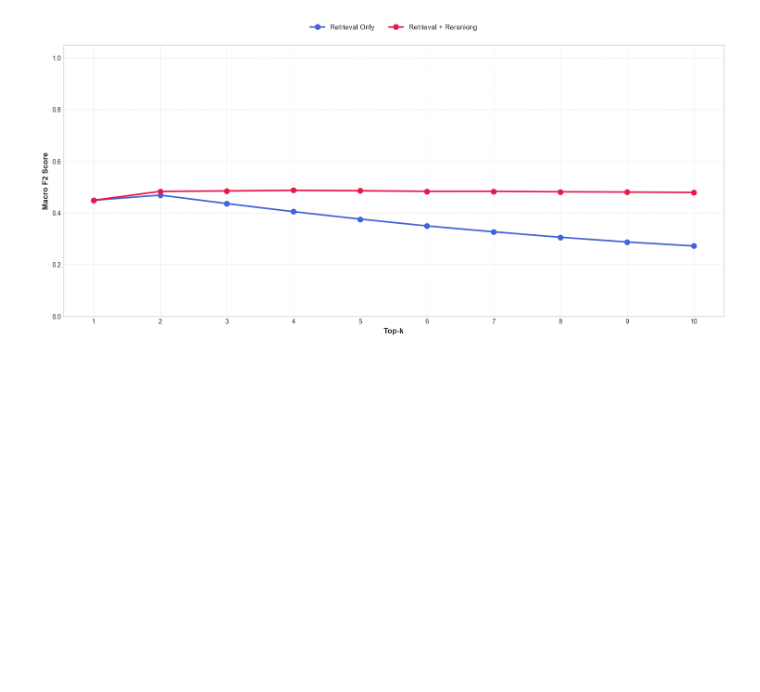
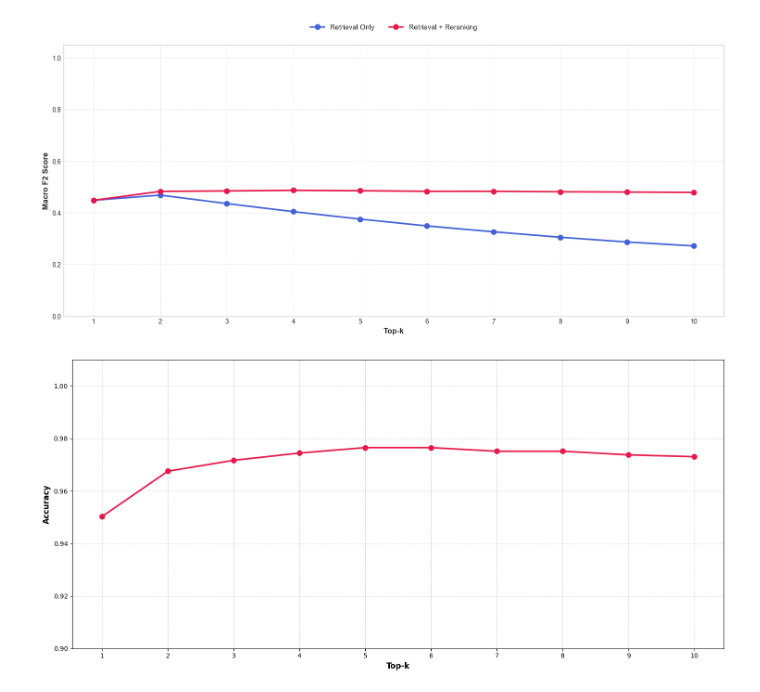
Before and after one commit to Namronaldo08102004/Vietfactcheck, a Jupyter notebook: experiments/Analysis.ipynb, the cells around one changed output. Drawn from its saved outputs; the diff is of its cells as text; code cells hidden in the pictures; blank space fills up the shorter version.

```diff
--- a/experiments/Analysis.ipynb
+++ b/experiments/Analysis.ipynb
@@ -224,3 +226,48 @@ plt.tight_layout()
 plt.show()
 # %% [output]
 [figure]
+# %%
+import json
+import os
+import matplotlib.pyplot as plt
+
+# --- 1. Cấu hình đường dẫn ---
+base_path = "document_retrieval/test/results/top_k"
+k_range = list(range(1, 11))
+file_pattern = "retrieval_and_cer_results_top_{k}.json"
+
+# --- 2. Đọc dữ liệu ---
+accuracies = []
+
+for k in k_range:
+    file_path = os.path.join(base_path, file_pattern.format(k=k))
+
+    if os.path.exists(file_path):
+        with open(file_path, 'r', encoding='utf-8') as f:
+            data = json.load(f)
+            # Lấy giá trị accuracy từ file JSON
+            val = data.get('accuracy', 0)
+            # Nếu dữ liệu đang ở thang 0-100 thì chia 100, nếu đã là 0.9x thì giữ nguyên
+            accuracies.append(val / 100 if val > 1.0 else val)
+    else:
+        print(f"Warning: Không tìm thấy file {file_path}")
+        accuracies.append(None)
+
+# --- 3. Visualization ---
+plt.figure(figsize=(15, 7))
+plt.grid(True, linestyle='--', alpha=0.5)
+
+# Vẽ đường accuracy với màu đỏ theo yêu cầu
+plt.plot(k_range, accuracies, marker='o', markersize=8, linewidth=2.5, color="#E6194B")
+
+# Định dạng các trục
+plt.xticks(k_range)
+# Trục Y có giới hạn từ 0.9 đến 1.0 (hoặc 1.05 để thoáng đồ thị)
+plt.ylim(0.9, 1.01)
+plt.xlabel('Top-k', fontsize=12, fontweight='bold')
+plt.ylabel('Accuracy', fontsize=12, fontweight='bold')
+
+plt.tight_layout()
+plt.show()
+# %% [output]
+[figure, added]
```
Also changed, not shown: parts of 1 cell of this notebook, 6 other files.
